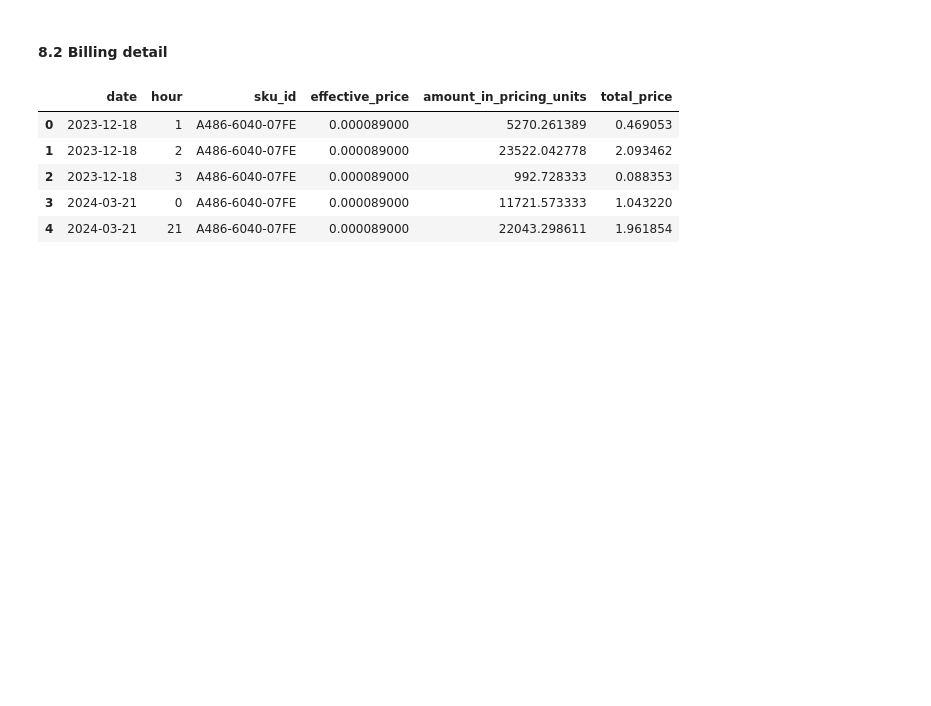
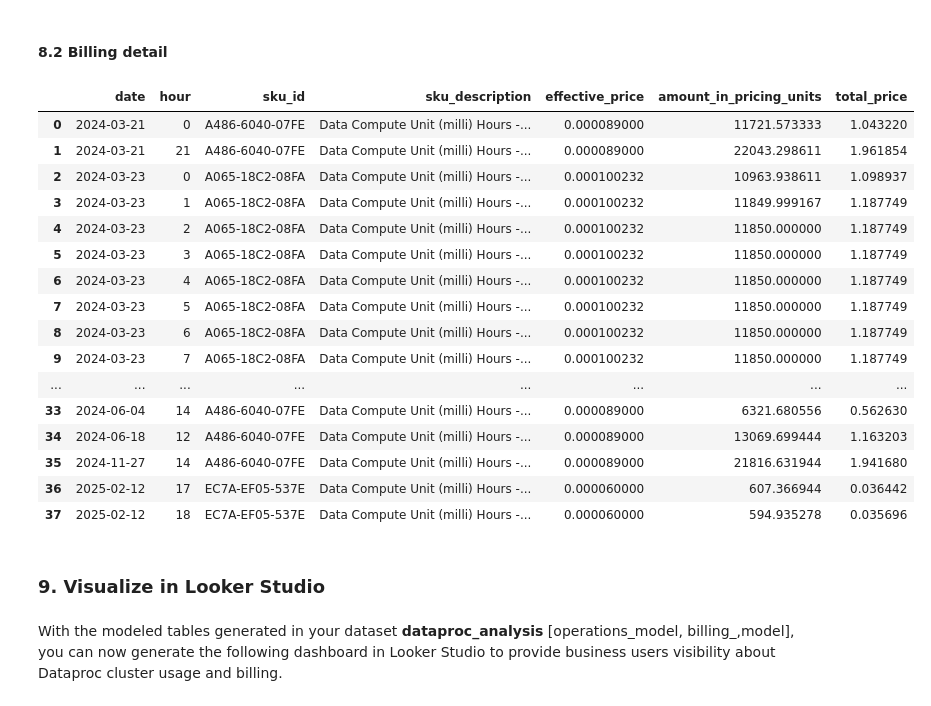
Before and after one commit to lgbaeza/gcp_utils, a Jupyter notebook: dataproc/dataproc-jobs.ipynb, the cells around one changed output. Cells and saved outputs as stored; diff of their text form; code cells hidden in the pictures; blank space fills up the shorter version.

```diff
--- a/dataproc/dataproc-jobs.ipynb
+++ b/dataproc/dataproc-jobs.ipynb
@@ -34,3 +84,10 @@ BQ_BILLING_TABLE_NAME = "gcp_billing_export_resource_v1_019CAE_7D7330_15385C"
+# %%
+# Do not change, unless necesary
+BQ_DATASET_NAME = "dataproc_analysis"
+BQ_TABLE_NAME_RAW = "operations_raw"
+BQ_TABLE_NAME_CLEAN = "operations_clean"
+BQ_TABLE_NAME_MODEL = "operations_model"
+BQ_BILLING_TABLE_VIEW = "billing_model"
 # %%
 client_options = client_options.ClientOptions(
     api_endpoint=f"{GCP_REGION}-dataproc.googleapis.com:443"
@@ -301,10 +363,12 @@ df_billing.plot(kind="bar", x="date_hour", y="total_price")
 #### 8.2 Billing detail
 # %%
 SQL_QUERY = f"""
+    CREATE OR REPLACE MATERIALIZED VIEW {BQ_DATASET_NAME}.{BQ_BILLING_TABLE_VIEW} AS
     SELECT
       EXTRACT (DATE FROM usage_start_time) date,
       EXTRACT (HOUR FROM usage_start_time) hour,
       sku.id sku_id,
+      sku.description sku_description,
       price.effective_price / price.pricing_unit_quantity effective_price,
       SUM(usage.amount_in_pricing_units) amount_in_pricing_units,
       SUM(usage.amount_in_pricing_units * price.effective_price / price.pricing_unit_quantity) total_price
@@ -312,16 +376,33 @@ SQL_QUERY = f"""
     WHERE
       service.description = 'Dataproc'
       AND sku.description LIKE 'Data Compute Unit (milli) Hours%'
-    GROUP BY 1,2,3,4
-    ORDER BY 1,2
+      AND DATE(usage_start_time) >= DATE('{START_DATE}')
+    GROUP BY 1,2,3,4,5;
+
+    SELECT * FROM {BQ_DATASET_NAME}.{BQ_BILLING_TABLE_VIEW} ORDER BY 1,2;
 """
 df_billing = bq_client.query(SQL_QUERY).to_dataframe()
 # %%
-df_billing.head()
+df_billing.head(200)
 # %% [output]
-|  | date | hour | sku_id | effective_price | amount_in_pricing_units | total_price |
-| 0 | 2023-12-18 | 1 | A486-6040-07FE | 0.000089000 | 5270.261389 | 0.469053 |
-| 1 | 2023-12-18 | 2 | A486-6040-07FE | 0.000089000 | 23522.042778 | 2.093462 |
-| 2 | 2023-12-18 | 3 | A486-6040-07FE | 0.000089000 | 992.728333 | 0.088353 |
-| 3 | 2024-03-21 | 0 | A486-6040-07FE | 0.000089000 | 11721.573333 | 1.043220 |
-| 4 | 2024-03-21 | 21 | A486-6040-07FE | 0.000089000 | 22043.298611 | 1.961854 |
+|  | date | hour | sku_id | sku_description | effective_price | amount_in_pricing_units | total_price |
+| 0 | 2024-03-21 | 0 | A486-6040-07FE | Data Compute Unit (milli) Hours -... | 0.000089000 | 11721.573333 | 1.043220 |
+| 1 | 2024-03-21 | 21 | A486-6040-07FE | Data Compute Unit (milli) Hours -... | 0.000089000 | 22043.298611 | 1.961854 |
+| 2 | 2024-03-23 | 0 | A065-18C2-08FA | Data Compute Unit (milli) Hours -... | 0.000100232 | 10963.938611 | 1.098937 |
+| 3 | 2024-03-23 | 1 | A065-18C2-08FA | Data Compute Unit (milli) Hours -... | 0.000100232 | 11849.999167 | 1.187749 |
+| 4 | 2024-03-23 | 2 | A065-18C2-08FA | Data Compute Unit (milli) Hours -... | 0.000100232 | 11850.000000 | 1.187749 |
+| 5 | 2024-03-23 | 3 | A065-18C2-08FA | Data Compute Unit (milli) Hours -... | 0.000100232 | 11850.000000 | 1.187749 |
+| 6 | 2024-03-23 | 4 | A065-18C2-08FA | Data Compute Unit (milli) Hours -... | 0.000100232 | 11850.000000 | 1.187749 |
+| 7 | 2024-03-23 | 5 | A065-18C2-08FA | Data Compute Unit (milli) Hours -... | 0.000100232 | 11850.000000 | 1.187749 |
+| 8 | 2024-03-23 | 6 | A065-18C2-08FA | Data Compute Unit (milli) Hours -... | 0.000100232 | 11850.000000 | 1.187749 |
+| 9 | 2024-03-23 | 7 | A065-18C2-08FA | Data Compute Unit (milli) Hours -... | 0.000100232 | 11850.000000 | 1.187749 |
+| ... | ... | ... | ... | ... | ... | ... | ... |
+| 33 | 2024-06-04 | 14 | A486-6040-07FE | Data Compute Unit (milli) Hours -... | 0.000089000 | 6321.680556 | 0.562630 |
+| 34 | 2024-06-18 | 12 | A486-6040-07FE | Data Compute Unit (milli) Hours -... | 0.000089000 | 13069.699444 | 1.163203 |
+| 35 | 2024-11-27 | 14 | A486-6040-07FE | Data Compute Unit (milli) Hours -... | 0.000089000 | 21816.631944 | 1.941680 |
+| 36 | 2025-02-12 | 17 | EC7A-EF05-537E | Data Compute Unit (milli) Hours -... | 0.000060000 | 607.366944 | 0.036442 |
+| 37 | 2025-02-12 | 18 | EC7A-EF05-537E | Data Compute Unit (milli) Hours -... | 0.000060000 | 594.935278 | 0.035696 |
+# %% [markdown]
+### 9. Visualize in Looker Studio
+# %% [markdown]
+With the modeled tables generated in your dataset **dataproc_analysis** [operations_model, billing_,model], you can now generate the following dashboard in Looker Studio to provide business users visibility about Dataproc cluster usage and billing.
```
Also changed, not shown: parts of 22 cells of this notebook, 2 other files.
